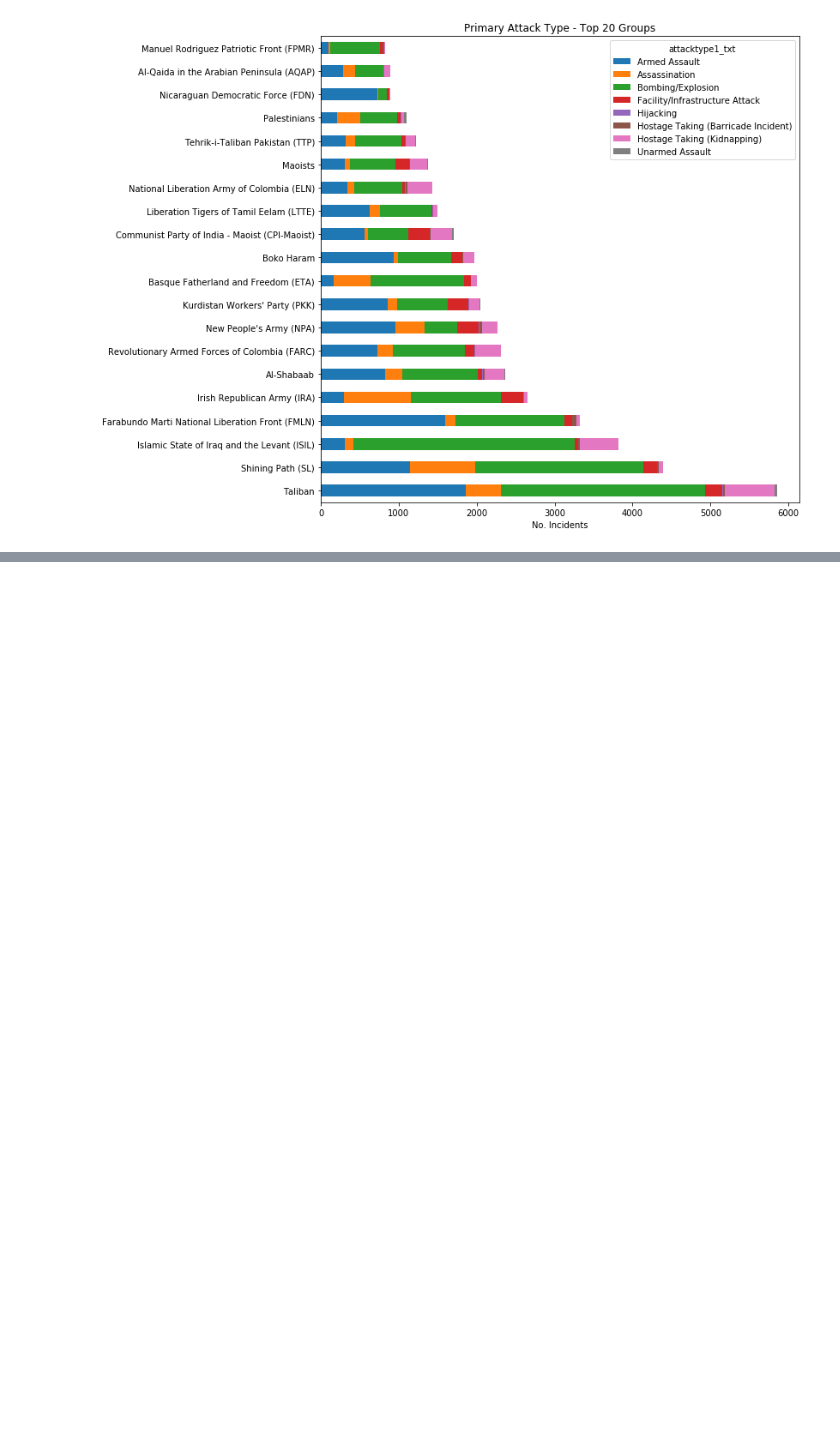
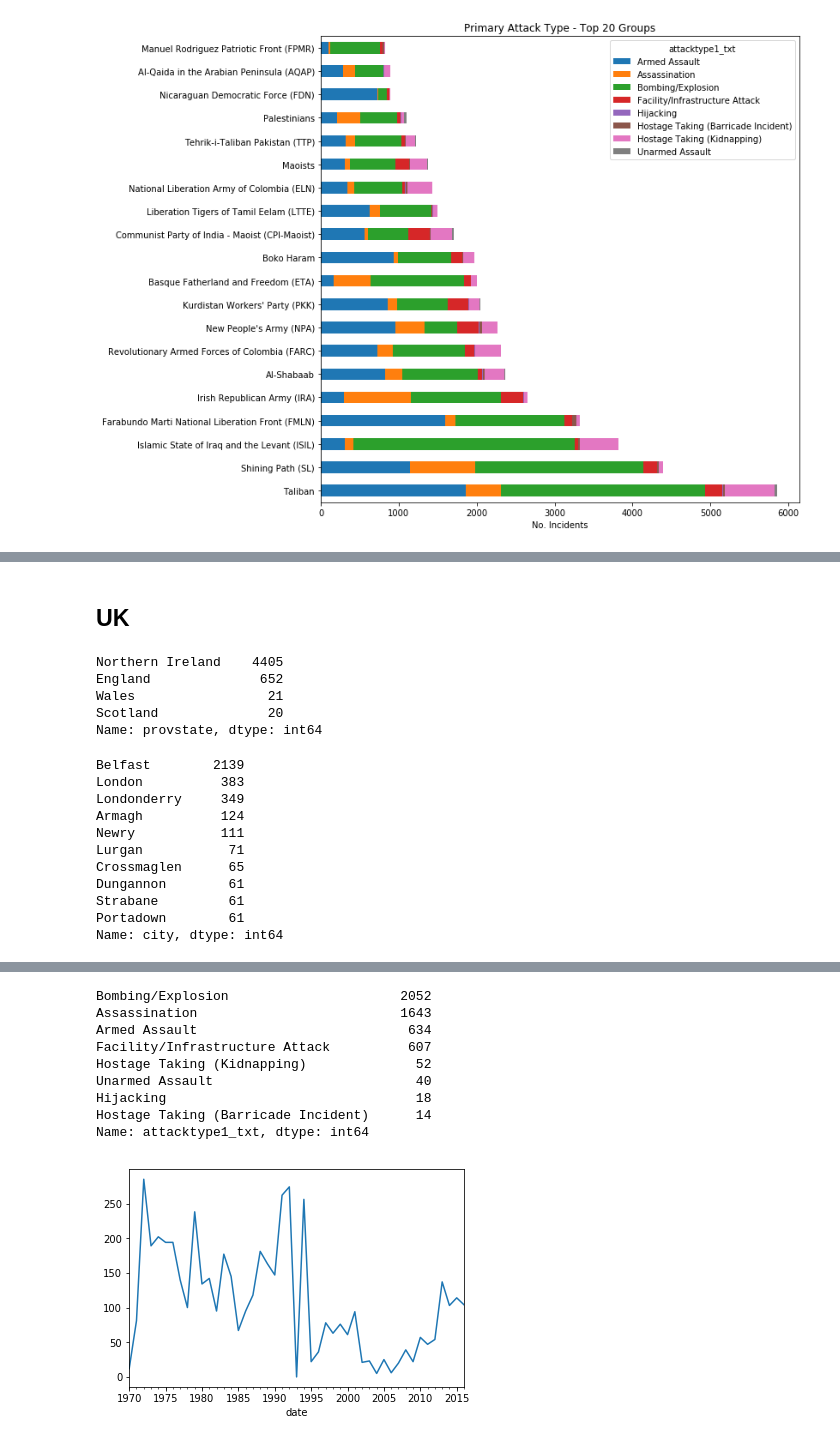
Before and after one commit to jack89roberts/GTD, a Jupyter notebook: GTD_EDA.ipynb, the cells around one changed output, grey strips where cells are left out. Drawn from its saved outputs; the diff is of its cells as text; code cells hidden in the pictures; blank space fills up the shorter version.

```diff
--- a/GTD_Challenge.ipynb
+++ b/GTD_EDA.ipynb
@@ -294,0 +297,14 @@ Name: gname, Length: 123, dtype: int64
+# %%
+df['ncasualties'] = df['nkill'].fillna(0) + df['nwound'].fillna(0)
+
+grp_kill = df.groupby('gname')[['nkill','nwound','ncasualties']].sum()
+grp_kill.fillna(0,inplace=True)
+
+grp_kill[['maxkill','maxwound','maxcasualties']] = df.groupby('gname')[['nkill','nwound','ncasualties']].max()
+grp_kill['ninc'] = df.groupby('gname')['eventid'].count()
+grp_kill['casperinc'] = grp_kill['ncasualties']/grp_kill['ninc']
+
+display(grp_kill.sort_values('ncasualties',ascending=False).head(20))
+
+display(grp_kill[grp_kill.ninc>20].sort_values('casperinc',ascending=False).head(20))
+display(grp_kill[grp_kill.ninc>20].sort_values('casperinc',ascending=True).head(20))
@@ -294,0 +366,26 @@ Name: gname, Length: 123, dtype: int64
+# %% [markdown]
+## UK
+# %%
+uk=df[df.country_txt == 'United Kingdom']
+uk['eventid'].resample('A').count().plot()
+display(uk['provstate'].value_counts())
+display(uk['city'].value_counts().head(10))
+display(uk[['provstate','city','gname','nkill','nwound','ncasualties','attacktype1_txt']].sort_values('ncasualties',ascending=False).head(20))
+display(uk['attacktype1_txt'].value_counts())
+# %% [output]
+Northern Ireland    4405
+England              652
+Wales                 21
+Scotland              20
+Name: provstate, dtype: int64
+Belfast        2139
+London          383
+Londonderry     349
+Armagh          124
+Newry           111
+Lurgan           71
+Crossmaglen      65
+Dungannon        61
+Strabane         61
+Portadown        61
+Name: city, dtype: int64
@@ -294,0 +410,10 @@ Name: gname, Length: 123, dtype: int64
+Bombing/Explosion                      2052
+Assassination                          1643
+Armed Assault                           634
+Facility/Infrastructure Attack          607
+Hostage Taking (Kidnapping)              52
+Unarmed Assault                          40
+Hijacking                                18
+Hostage Taking (Barricade Incident)      14
+Name: attacktype1_txt, dtype: int64
+[figure, added]
```
Also changed, not shown: parts of 11 cells of this notebook.
